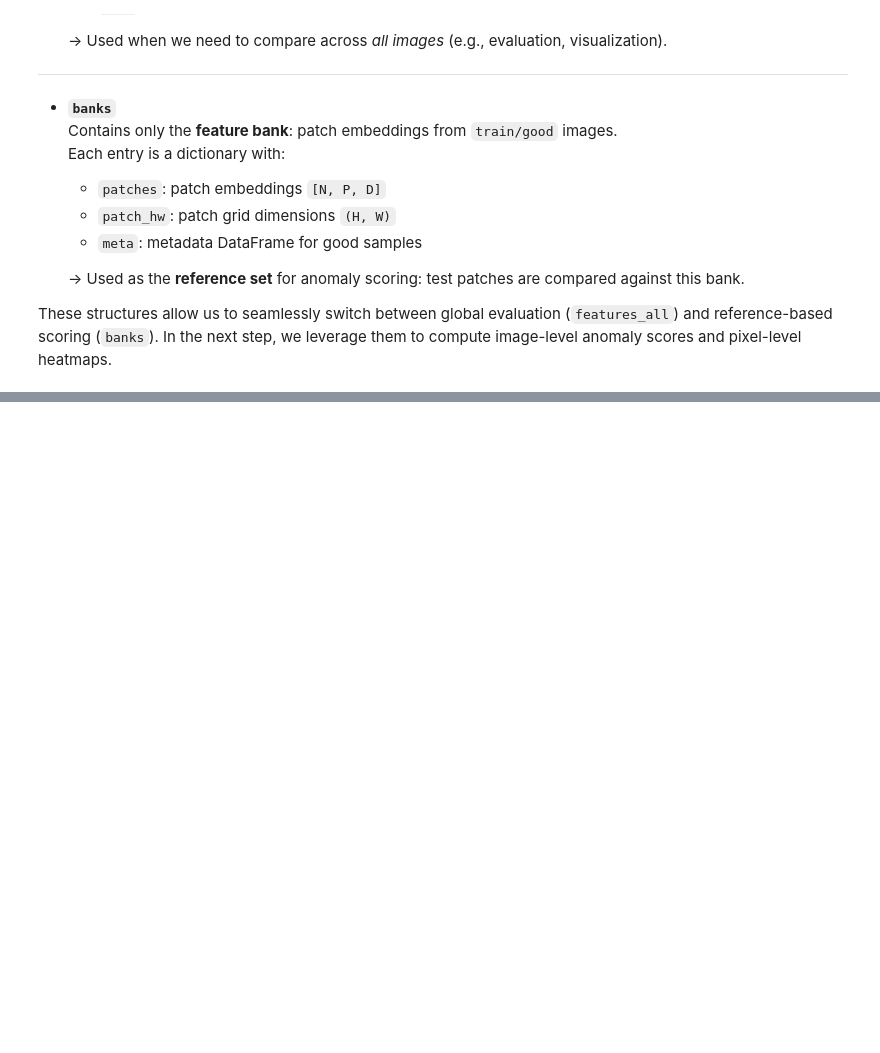
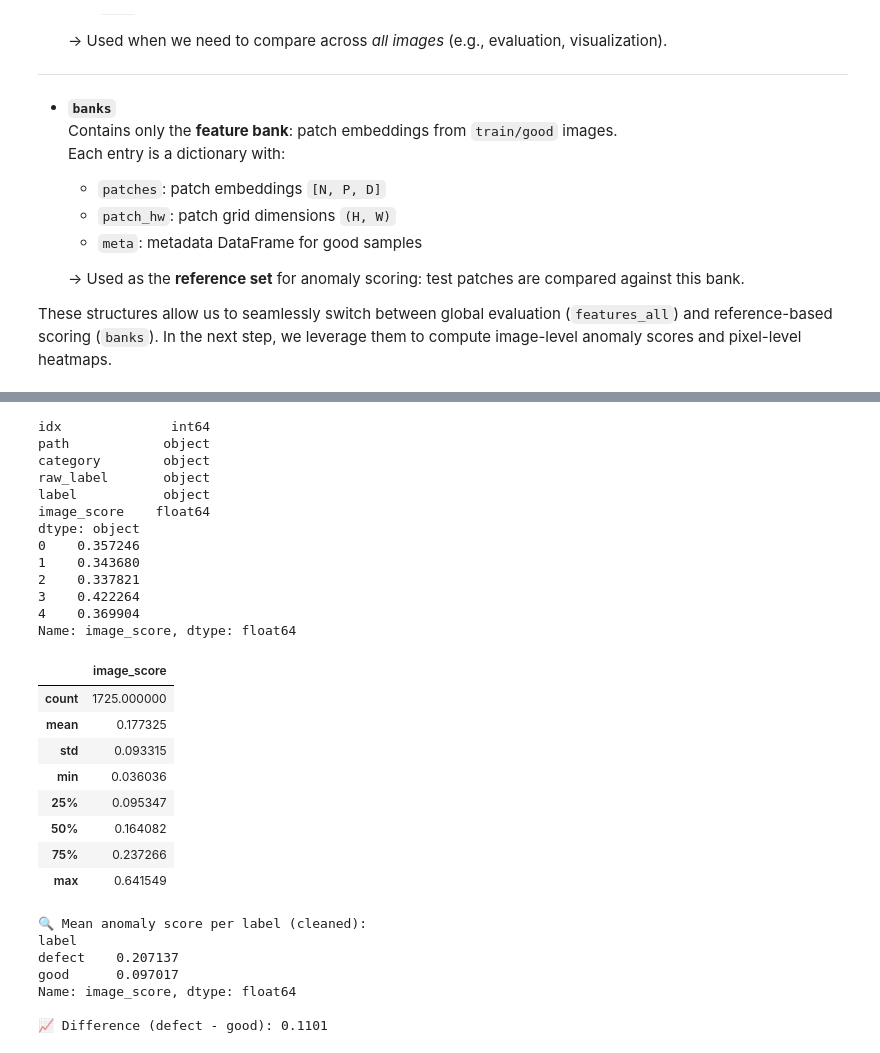
Before and after one commit to frederikcodes/mvtec-vit-anomaly, a Jupyter notebook: notebooks/02_scoring_heatmaps.ipynb, the cells around one changed output, grey strips where cells are left out. Saved outputs shown, nothing was run; the diff lists cells and outputs as text; code cells hidden in the pictures; blank space fills up the shorter version.

```diff
--- a/notebooks/02_scoring_heatmaps.ipynb
+++ b/notebooks/02_scoring_heatmaps.ipynb
@@ -207,0 +281,56 @@ efficient and principled anomaly scoring in the following step.
+# %%
+import pandas as pd
+
+# CSV laden, zur Sicherheit Separator explizit angeben
+df = pd.read_csv("../scores_knn/scores_STREAM_dino_cosine_k5_top5.csv", sep=",")
+
+# image_score in float konvertieren
+df["image_score"] = pd.to_numeric(df["image_score"], errors="coerce")
+
+# Kurzer Check
+print(df.dtypes)
+print(df["image_score"].head())
+
+# Statistical summary
+display(df.describe()[["image_score"]])
+
+# Nur "good" und "defect" berücksichtigen
+mean_scores = df[df["label"].isin(["good", "defect"])] \
+    .groupby("label")["image_score"].mean()
+
+print("\n🔍 Mean anomaly score per label (cleaned):")
+print(mean_scores)
+
+if {"good", "defect"} <= set(mean_scores.index):
+    delta = mean_scores["defect"] - mean_scores["good"]
+    print(f"\n📈 Difference (defect - good): {delta:.4f}")
+# %% [output]
+idx              int64
+path            object
+category        object
+raw_label       object
+label           object
+image_score    float64
+dtype: object
+0    0.357246
+1    0.343680
+2    0.337821
+3    0.422264
+4    0.369904
+Name: image_score, dtype: float64
+|  | image_score |
+| count | 1725.000000 |
+| mean | 0.177325 |
+| std | 0.093315 |
+| min | 0.036036 |
+| 25% | 0.095347 |
+| 50% | 0.164082 |
+| 75% | 0.237266 |
+| max | 0.641549 |
+🔍 Mean anomaly score per label (cleaned):
+label
+defect    0.207137
+good      0.097017
+Name: image_score, dtype: float64
+
+📈 Difference (defect - good): 0.1101
```
Also changed, not shown: parts of 13 cells of this notebook, 3 other files.
